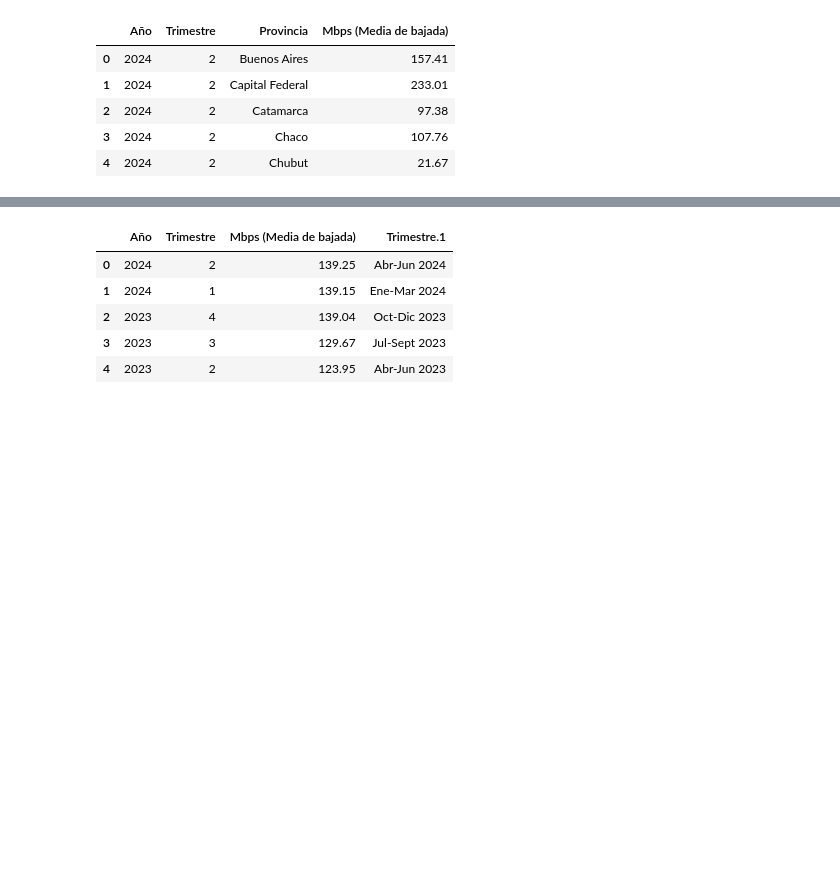
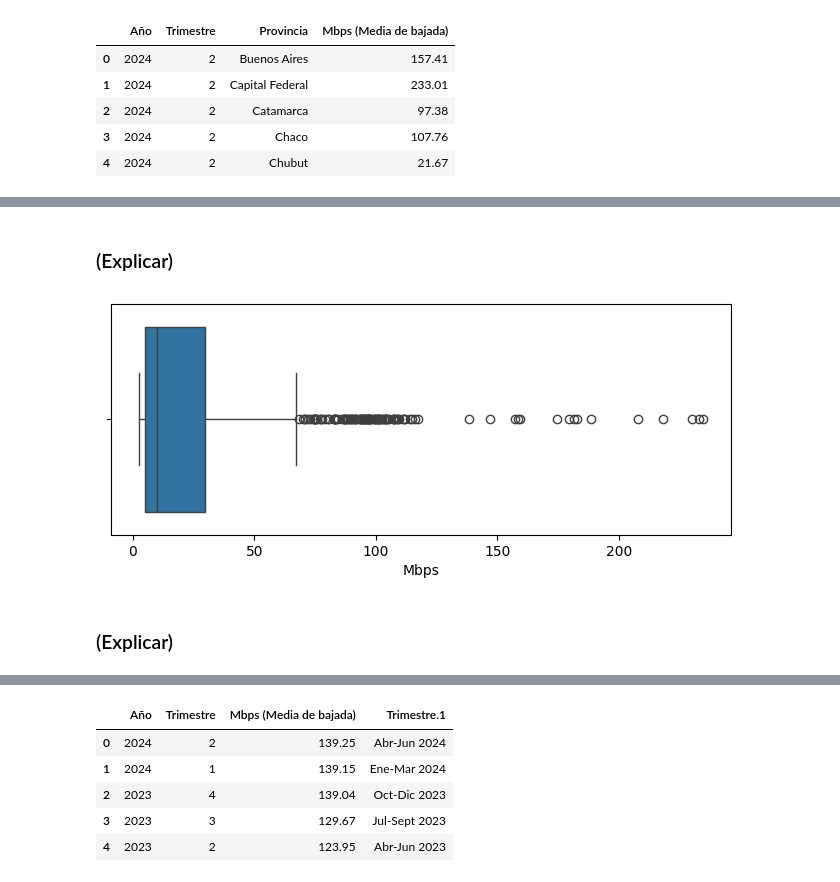
Before and after one commit to Vierinsky/pida_fviera, a Jupyter notebook: eda_etl_internet.ipynb, the cells around one changed output, grey strips where cells are left out. Saved outputs shown, nothing was run; the diff lists cells and outputs as text; code cells hidden in the pictures; blank space fills up the shorter version.

```diff
--- a/eda_etl_internet.ipynb
+++ b/eda_etl_internet.ipynb
@@ -122,0 +147,10 @@ Index(['Buenos Aires', 'Capital Federal', 'Tierra Del Fuego',
+# %% [markdown]
+### (Explicar)
+# %%
+plt.figure(figsize=(8,3))
+sns.boxplot(data=velocidad_porcent_prov, x='Mbps')
+plt.show()
+# %% [output]
+[figure, added]
+# %% [markdown]
+### (Explicar)
```
Also changed, not shown: parts of 79 cells of this notebook, 7 other files.
